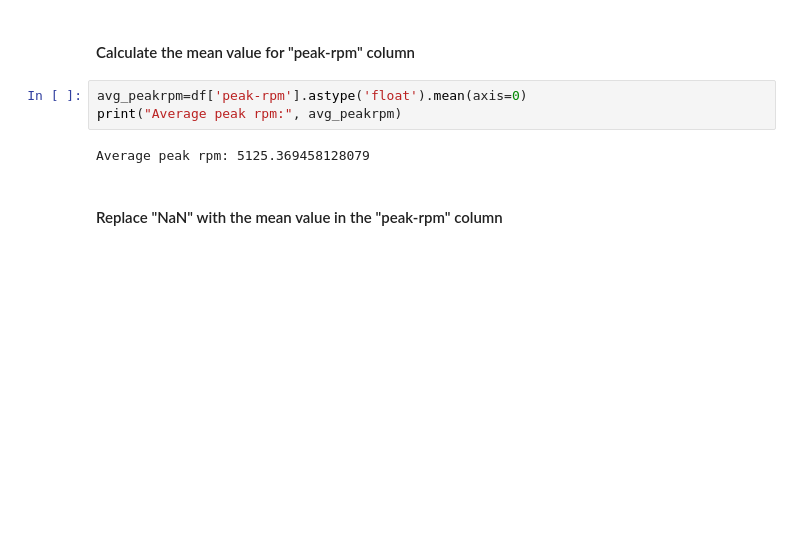
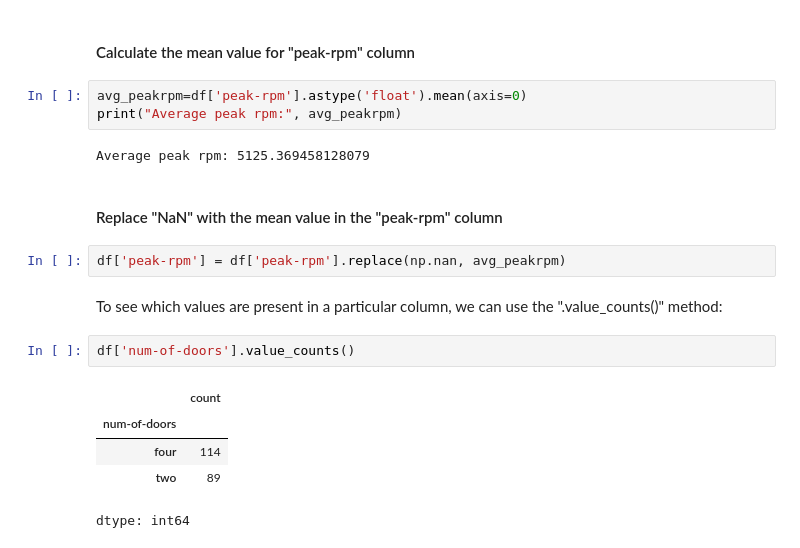
Before and after one commit to sayanarajasekhar/pandas, a Jupyter notebook: Data_Wrangling.ipynb, the cells around one changed output. Cells and saved outputs as stored; diff of their text form; blank space fills up the shorter version.

```diff
--- a/Data_Wrangling.ipynb
+++ b/Data_Wrangling.ipynb
@@ -284,3 +284,15 @@ print("Average peak rpm:", avg_peakrpm)
 Average peak rpm: 5125.369458128079
 # %% [markdown]
 <h4>Replace "NaN" with the mean value in the "peak-rpm" column</h4>
+# %%
+df['peak-rpm'] = df['peak-rpm'].replace(np.nan, avg_peakrpm)
+# %% [markdown]
+To see which values are present in a particular column, we can use the ".value_counts()" method:
+# %%
+df['num-of-doors'].value_counts()
+# %% [output]
+|  | count |
+| num-of-doors |  |
+| four | 114 |
+| two | 89 |
+dtype: int64
```
Also changed, not shown: parts of 7 cells of this notebook.
